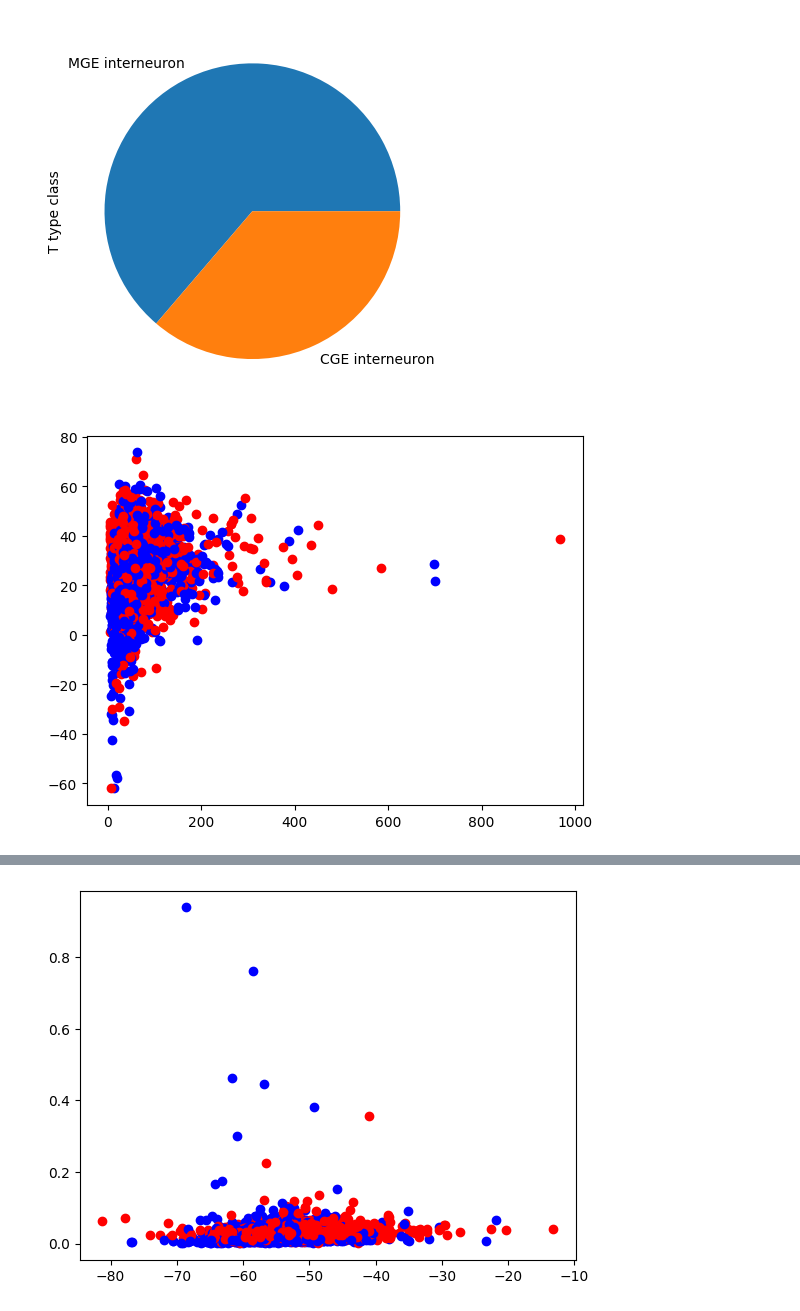
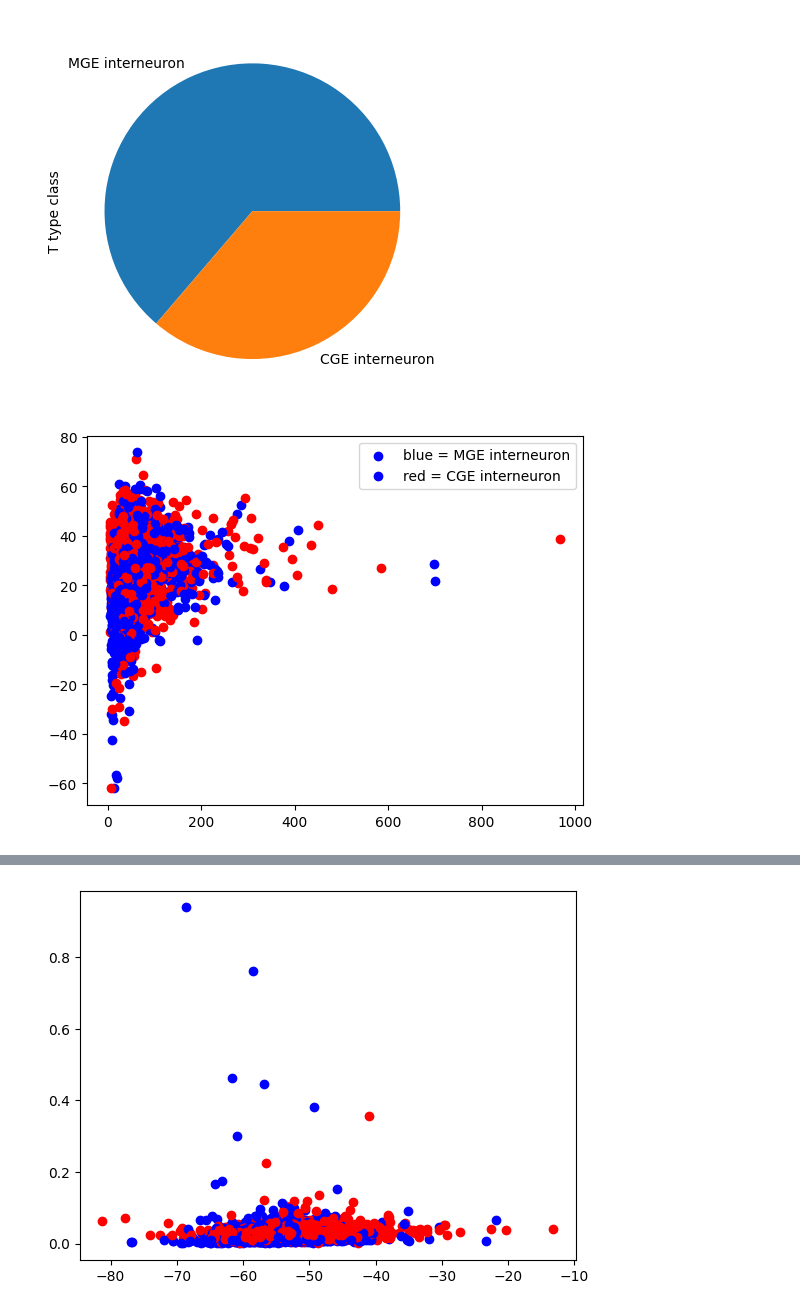
Before and after one commit to ChelseyCochrane/chelseys-repository, a Jupyter notebook: Final_Project.ipynb, the cells around one changed output, grey strips where cells are left out. Cells and saved outputs as stored; diff of their text form; code cells hidden in the pictures.

```diff
--- a/Final_Project.ipynb
+++ b/Final_Project.ipynb
@@ -54,13 +85,15 @@ patch_seq['T type class'].value_counts().plot(kind='pie')
 # %%
 patch_length = len(patch_seq)
 
 for i in range(patch_length):
   if patch_seq.iloc[i,2] == 'MGE interneuron':
     plt.scatter(patch_seq.iloc[i,14],patch_seq.iloc[i,21],color = "blue")
   if patch_seq.iloc[i,2] == 'CGE interneuron':
     plt.scatter(patch_seq.iloc[i,14],patch_seq.iloc[i,21],color = "red")
+
+    plt.legend(['blue = MGE interneuron','red = CGE interneuron'])
 # %% [output]
-[figure, old version]
+[figure, new version]
 # %%
 MGE_interneuron = patch_seq[patch_seq['T type class'] == 'MGE interneuron']
 CGE_interneuron = patch_seq[patch_seq['T type class'] == 'CGE interneuron']
```
Also changed, not shown: parts of 14 cells of this notebook.
